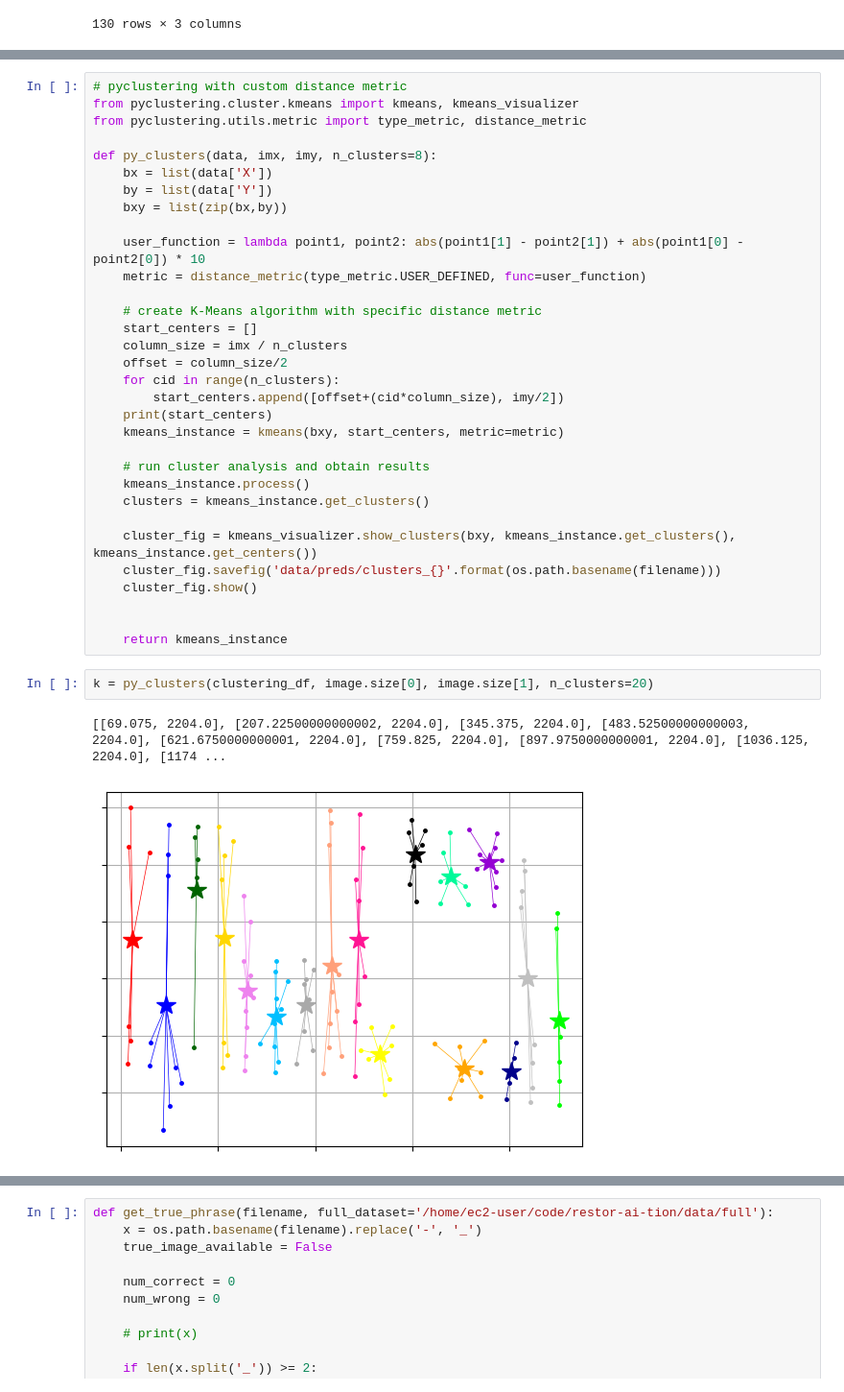
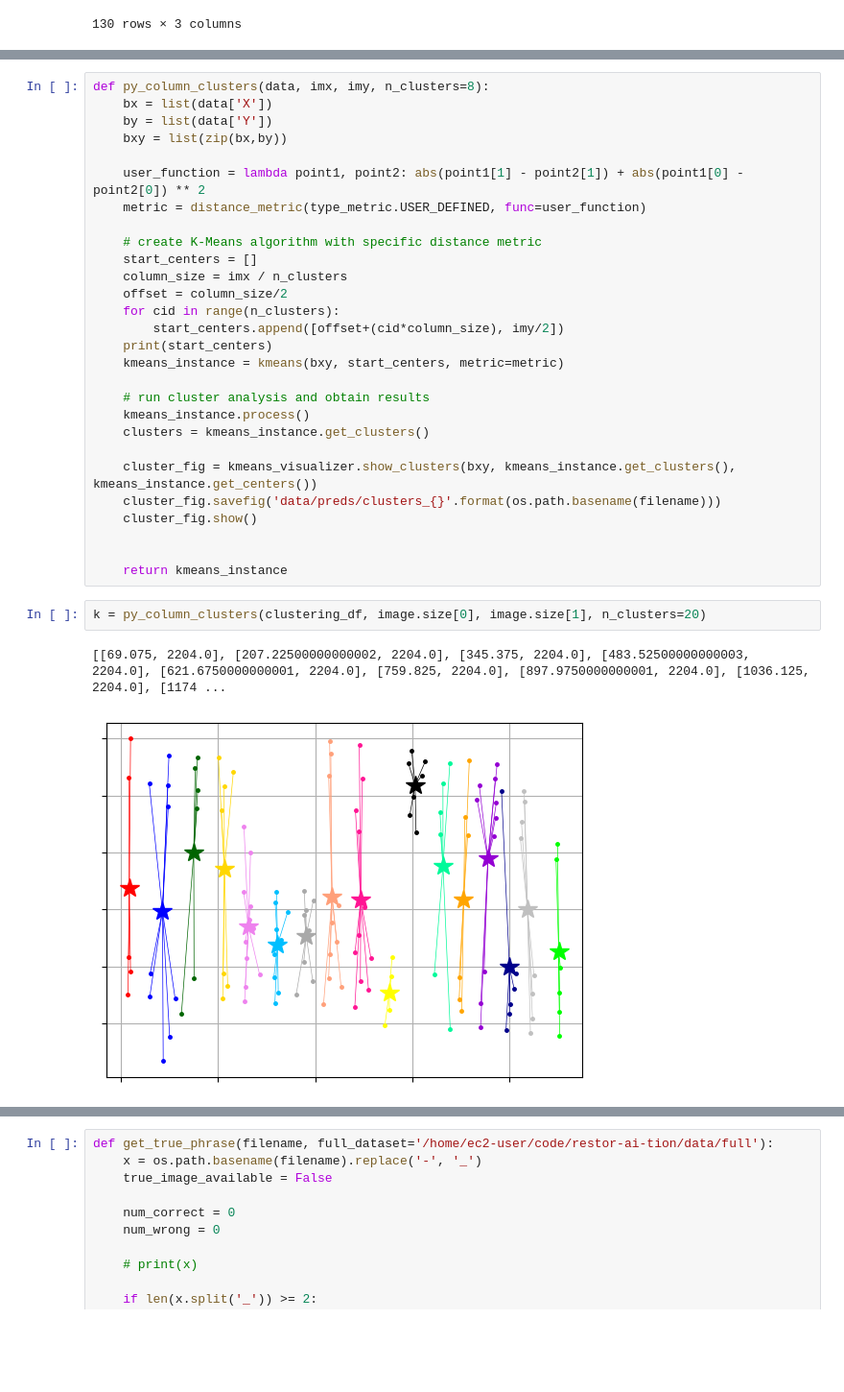
Before and after one commit to aumahesh-mids/kuzushiji-recognition, a Jupyter notebook: thanya.ipynb, the cells around one changed output, grey strips where cells are left out. Shown at 96% size. Drawn from its saved outputs; the diff is of its cells as text; blank space fills up the shorter version.

```diff
--- a/thanya.ipynb
+++ b/thanya.ipynb
@@ -262,14 +374,10 @@ clustering_df
 # %%
-# pyclustering with custom distance metric
-from pyclustering.cluster.kmeans import kmeans, kmeans_visualizer
-from pyclustering.utils.metric import type_metric, distance_metric
-
-def py_clusters(data, imx, imy, n_clusters=8):
+def py_column_clusters(data, imx, imy, n_clusters=8):
     bx = list(data['X'])
     by = list(data['Y'])
     bxy = list(zip(bx,by))
 
-    user_function = lambda point1, point2: abs(point1[1] - point2[1]) + abs(point1[0] - point2[0]) * 10
+    user_function = lambda point1, point2: abs(point1[1] - point2[1]) + abs(point1[0] - point2[0]) ** 2
     metric = distance_metric(type_metric.USER_DEFINED, func=user_function)
 
     # create K-Means algorithm with specific distance metric
@@ -292,10 +400,10 @@ def py_clusters(data, imx, imy, n_clusters=8):
 
     return kmeans_instance
 # %%
-k = py_clusters(clustering_df, image.size[0], image.size[1], n_clusters=20)
+k = py_column_clusters(clustering_df, image.size[0], image.size[1], n_clusters=20)
 # %% [output]
 [[69.075, 2204.0], [207.22500000000002, 2204.0], [345.375, 2204.0], [483.52500000000003, 2204.0], [621.6750000000001, 2204.0], [759.825, 2204.0], [897.9750000000001, 2204.0], [1036.125, 2204.0], [1174 ...
-[figure, old version]
+[figure, new version]
 # %%
 clusters = k.get_clusters()
 reading_order_list = []
```
Also changed, not shown: parts of 20 cells of this notebook, 1 other file.
